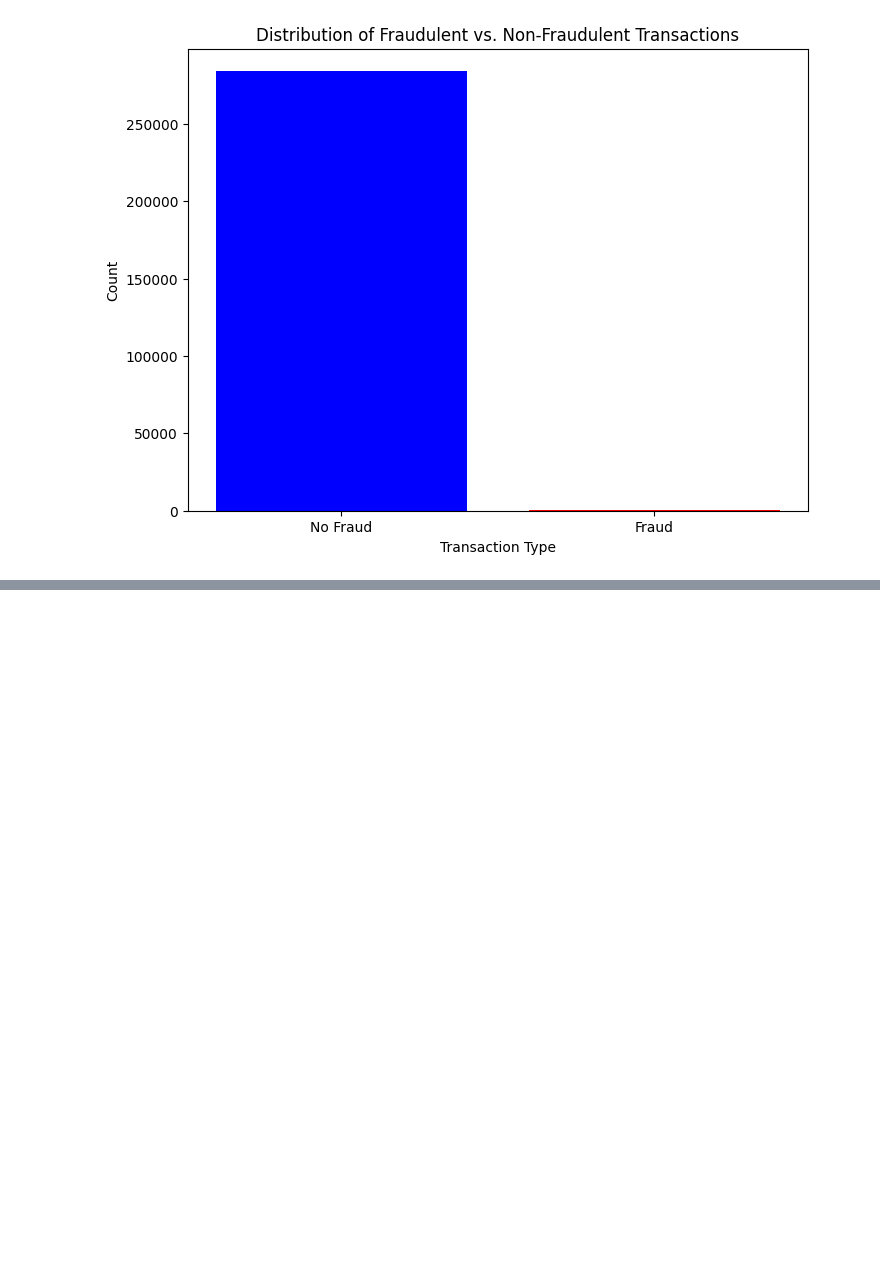
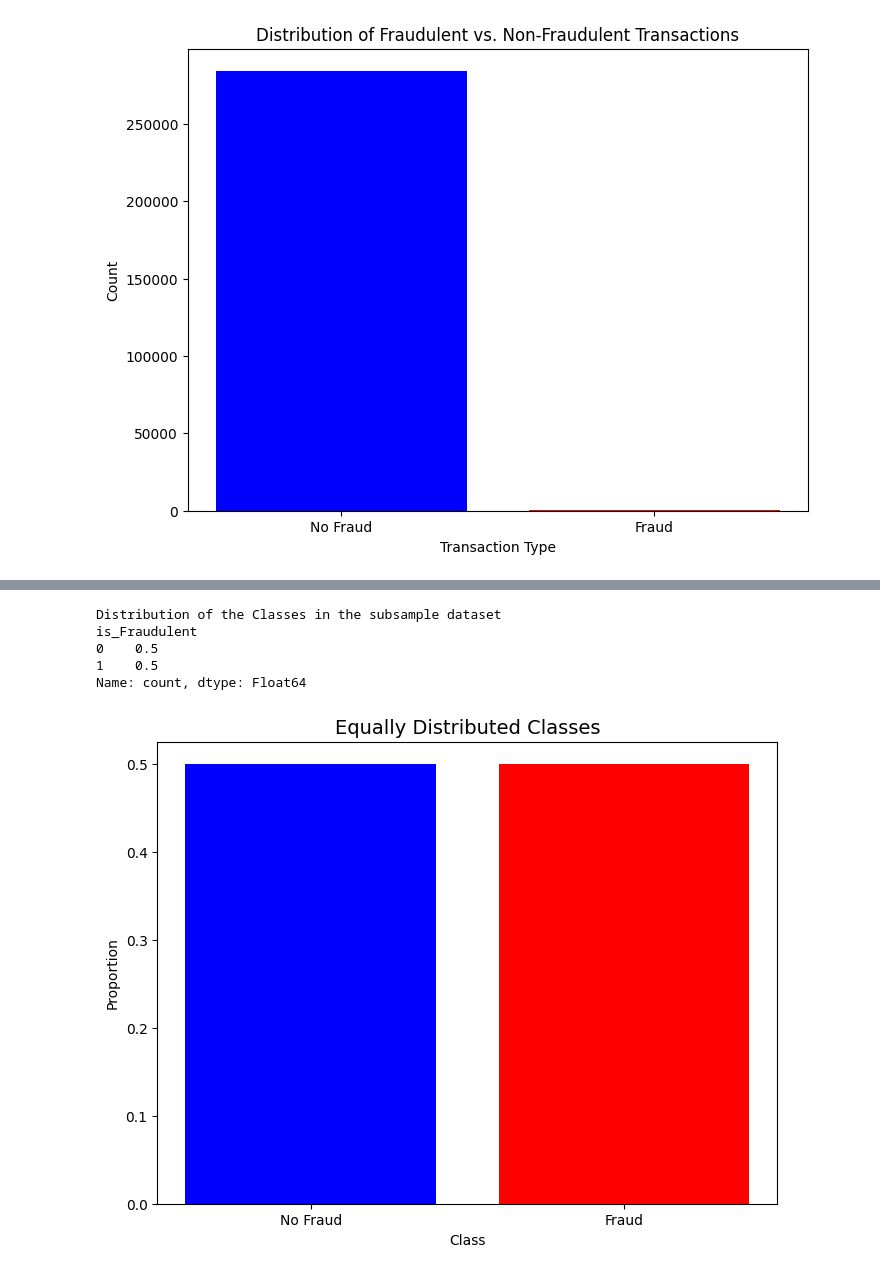
Before and after one commit to AzeemChaudhry/EDA_credit_card_fraud, a Jupyter notebook: EDA_notebook.ipynb, the cells around one changed output, grey strips where cells are left out. Saved outputs shown, nothing was run; the diff lists cells and outputs as text; code cells hidden in the pictures; blank space fills up the shorter version.

```diff
--- a/EDA_notebook.ipynb
+++ b/EDA_notebook.ipynb
@@ -238,0 +462,17 @@ Wrong Correlations: Although we don't know what the "V" features stand for, it w
+# %%
+# Since our classes are highly skewed we should make them equivalent in order to have a normal distribution of the classes.
+
+# Lets shuffle the data before creating the subsamples
+
+copy_DF = copy_DF.sample(frac=1)
+
+# amount of fraud classes 492 rows.
+fraud_df = copy_DF.loc[copy_DF['is_Fraudulent'] == 1]
+non_fraud_df = copy_DF.loc[copy_DF['is_Fraudulent'] == 0][:492]
+
+normal_distributed_df = pd.concat([fraud_df, non_fraud_df])
+
+# Shuffle dataframe rows
+new_df = normal_distributed_df.sample(frac=1, random_state=42)
+
+new_df.head()
@@ -238,0 +487,22 @@ Wrong Correlations: Although we don't know what the "V" features stand for, it w
+# %%
+
+class_distribution = new_df['is_Fraudulent'].value_counts() / len(new_df)
+print('Distribution of the Classes in the subsample dataset')
+print(class_distribution)
+
+# Plotting using matplotlib
+colors = ['blue', 'red']
+plt.figure(figsize=(8, 6))
+plt.bar(class_distribution.index, class_distribution.values, color=colors)
+plt.xticks([0, 1], ['No Fraud', 'Fraud'])
+plt.title('Equally Distributed Classes', fontsize=14)
+plt.xlabel('Class')
+plt.ylabel('Proportion')
+plt.show()
+# %% [output]
+Distribution of the Classes in the subsample dataset
+is_Fraudulent
+0    0.5
+1    0.5
+Name: count, dtype: Float64
+[figure, added]
```
Also changed, not shown: parts of 26 cells of this notebook.
